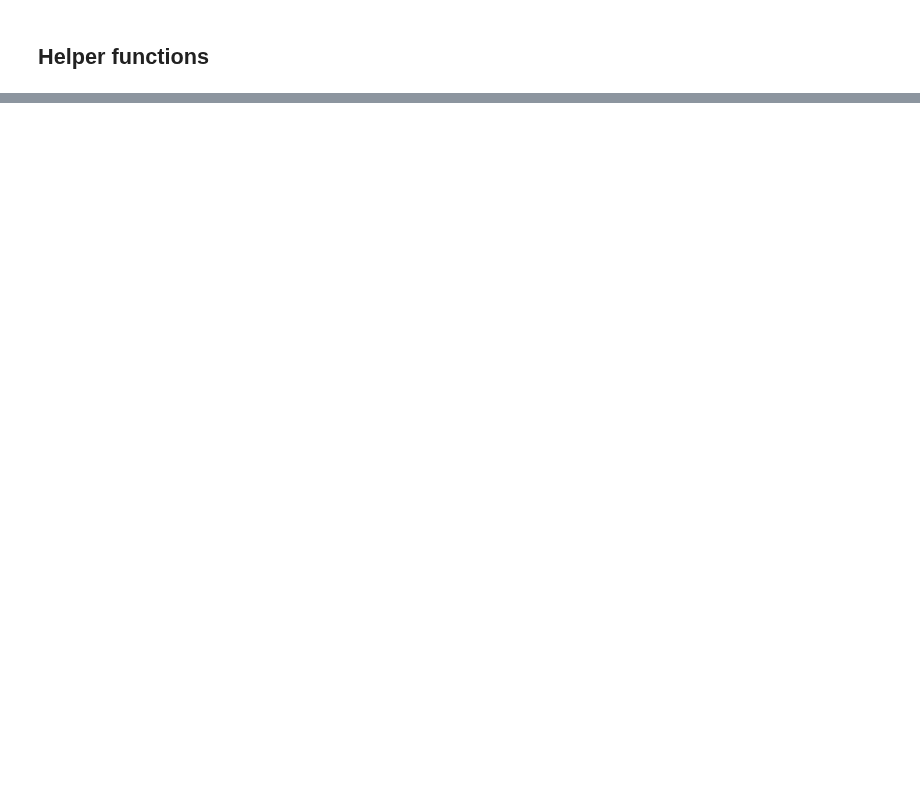
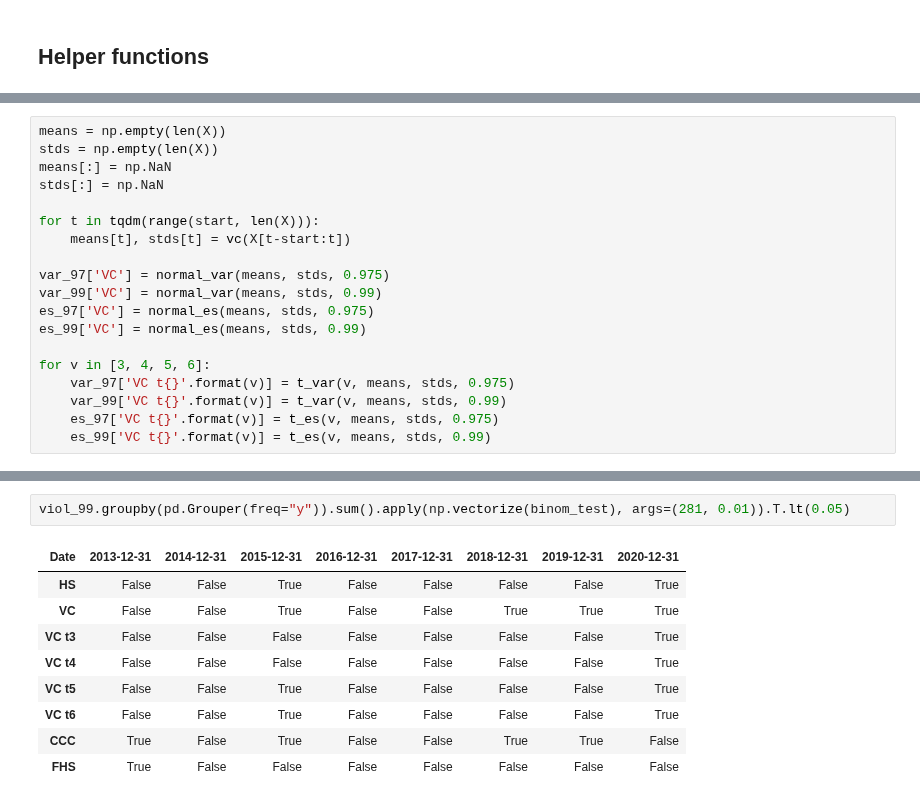
Before and after one commit to jurrew27/quant-risk, a Jupyter notebook: Assignment 1/backtest.ipynb, the cells around one changed output, grey strips where cells are left out. Drawn from its saved outputs; the diff is of its cells as text; blank space fills up the shorter version.

```diff
--- a/Assignment 1/backtest.ipynb
+++ b/Assignment 1/backtest.ipynb
@@ -154,0 +151,19 @@ empirical_var(linear_losses(X[:250]), 0.975)
+# %%
+means = np.empty(len(X))
+stds = np.empty(len(X))
+means[:] = np.NaN
+stds[:] = np.NaN
+
+for t in tqdm(range(start, len(X))):
+    means[t], stds[t] = vc(X[t-start:t])
+
+var_97['VC'] = normal_var(means, stds, 0.975)
+var_99['VC'] = normal_var(means, stds, 0.99)
+es_97['VC'] = normal_es(means, stds, 0.975)
+es_99['VC'] = normal_es(means, stds, 0.99)
+
+for v in [3, 4, 5, 6]:
+    var_97['VC t{}'.format(v)] = t_var(v, means, stds, 0.975)
+    var_99['VC t{}'.format(v)] = t_var(v, means, stds, 0.99)
+    es_97['VC t{}'.format(v)] = t_es(v, means, stds, 0.975)
+    es_99['VC t{}'.format(v)] = t_es(v, means, stds, 0.99)
@@ -154,0 +218,12 @@ empirical_var(linear_losses(X[:250]), 0.975)
+# %%
+viol_99.groupby(pd.Grouper(freq="y")).sum().apply(np.vectorize(binom_test), args=(281, 0.01)).T.lt(0.05)
+# %% [output]
+| Date | 2013-12-31 | 2014-12-31 | 2015-12-31 | 2016-12-31 | 2017-12-31 | 2018-12-31 | 2019-12-31 | 2020-12-31 |
+| HS | False | False | True | False | False | False | False | True |
+| VC | False | False | True | False | False | True | True | True |
+| VC t3 | False | False | False | False | False | False | False | True |
+| VC t4 | False | False | False | False | False | False | False | True |
+| VC t5 | False | False | True | False | False | False | False | True |
+| VC t6 | False | False | True | False | False | False | False | True |
+| CCC | True | False | True | False | False | True | True | False |
+| FHS | True | False | False | False | False | False | False | False |
```
Also changed, not shown: parts of 29 cells of this notebook, 2 other files.
